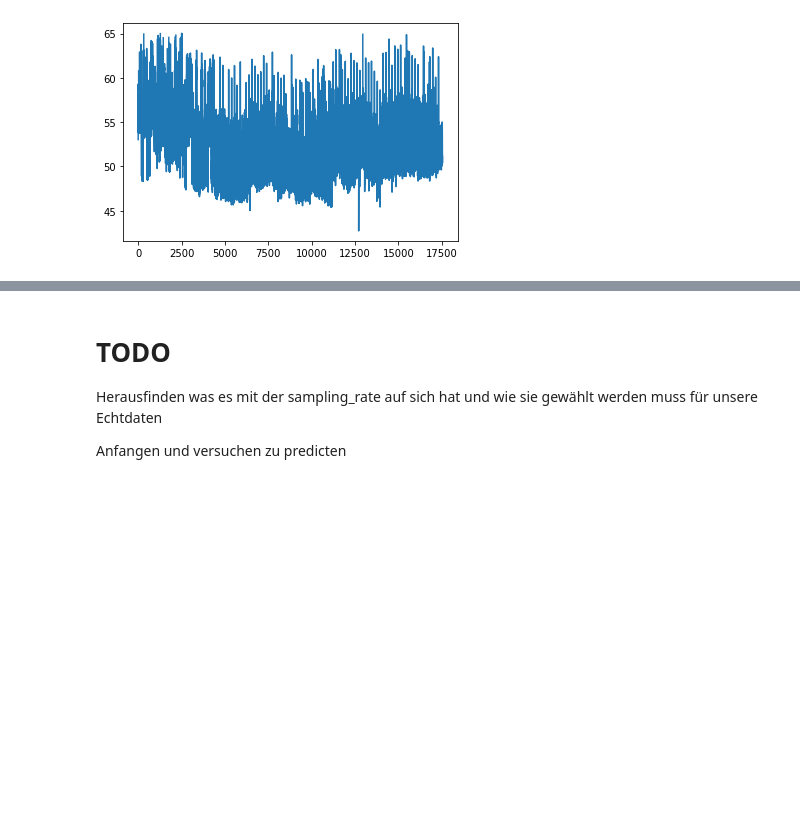
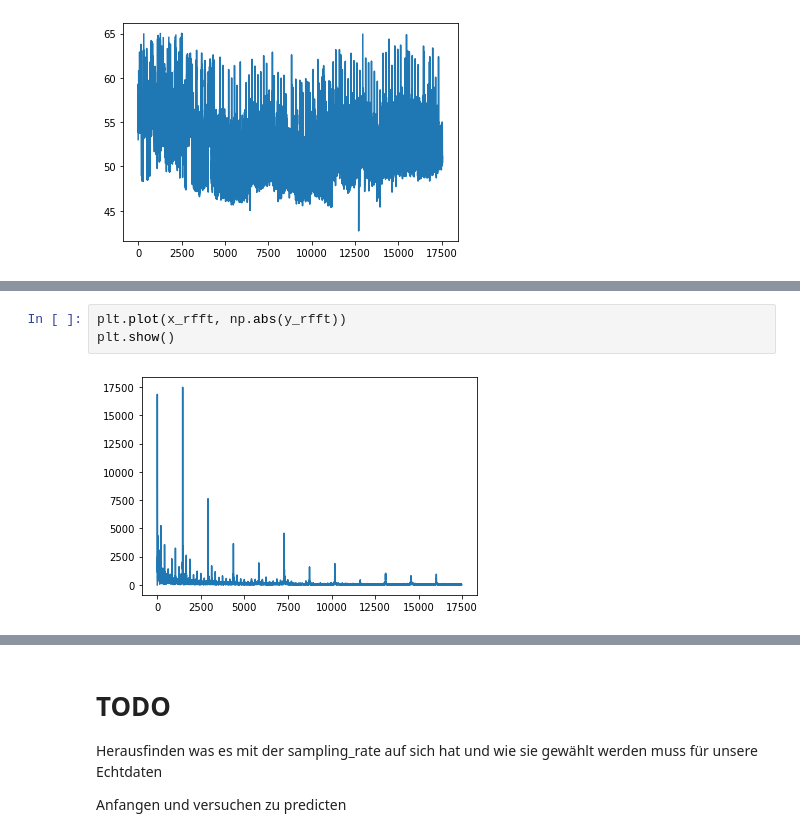
Before and after one commit to mdeppner/energy_demand_prediction_for_buildings, a Jupyter notebook: notebooks/Demand Prediction.ipynb, the cells around one changed output, grey strips where cells are left out. Drawn from its saved outputs; the diff is of its cells as text; blank space fills up the shorter version.

```diff
--- a/notebooks/Demand Prediction.ipynb
+++ b/notebooks/Demand Prediction.ipynb
@@ -359,0 +364,5 @@ plt.show()
+# %%
+plt.plot(x_rfft, np.abs(y_rfft))
+plt.show()
+# %% [output]
+[figure, added]
```
Also changed, not shown: parts of 33 cells of this notebook, 1 other file.
